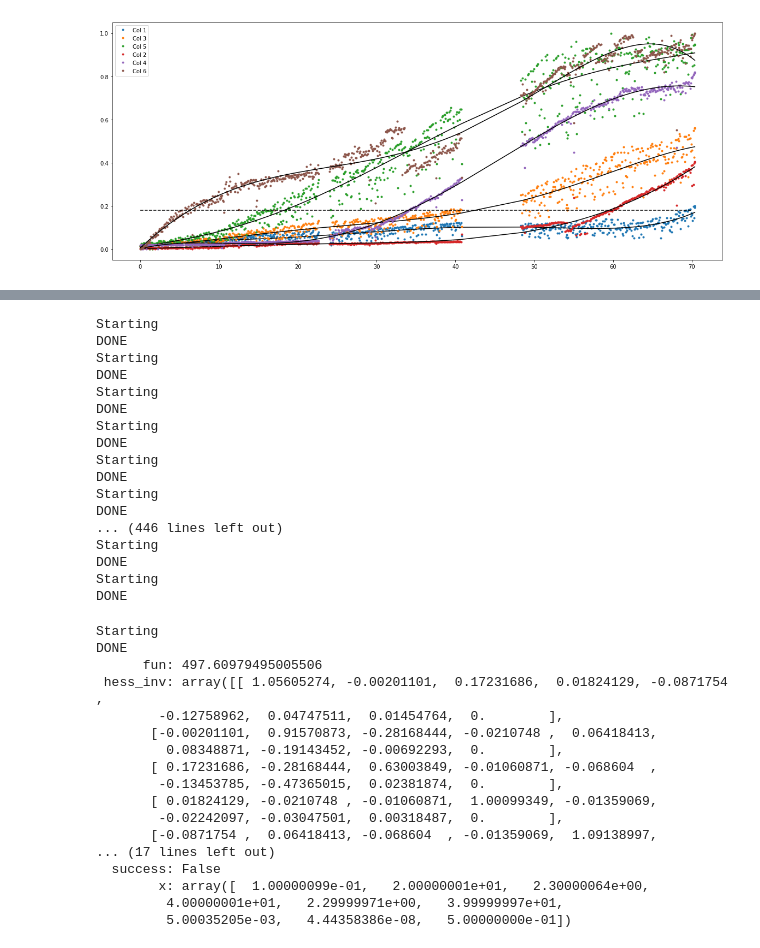
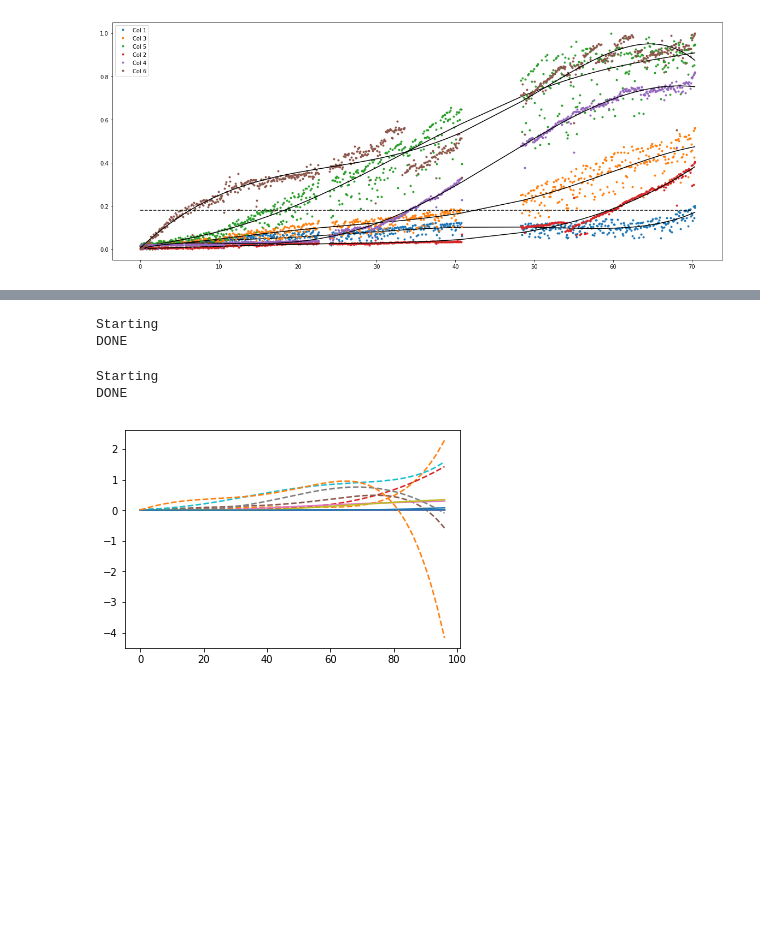
Before and after one commit to boospooky/omnitray-modeling, a Jupyter notebook: omnitray-modeling/simulation_notebook.ipynb, the cells around one changed output, grey strips where cells are left out. Saved outputs shown, nothing was run; the diff lists cells and outputs as text; code cells hidden in the pictures; blank space fills up the shorter version.

```diff
--- a/omnitray-modeling/simulation_notebook.ipynb
+++ b/omnitray-modeling/simulation_notebook.ipynb
@@ -283,15 +283,10 @@ def sim_omnitray(p0, tmax=tmax, initial_array=A.copy()):
     f_lambda = lambda t, y : f_ivp(t, y, *args)
     # atol =
     out = itg.solve_ivp(f_lambda, [0, tmax], initial_array, vectorized=True, method='RK23',
-                        atol=atol, rtol=rtol, t_eval=np.arange(tmax))
+                        atol=atol, rtol=rtol)#, t_eval=np.arange(tmax))
     print('DONE')
     return out
 
-fn_base = "/home/jmp/data/echo_files/20170829_circuit/combo/20170829_combo_ST{}.csv"
-fnames = [fn_base.format(strain)
-          for strain in [3,4]
-         ]
-ahl_fn = "/home/jmp/data/echo_files/20170829_circuit/AHL/20170829_combo_Cin AHL.csv"
 
 #out = sim_omnitray(4, fnames[0], fnames[1], ahl_fn, p0)
 # %% [markdown]
@@ -378,18 +381,18 @@ DONE
 Starting
 DONE
 # %%
-col_thresh = 0.1
+col_thresh = 0.15
 def write_movie(out, t, fn):
     plt.close('all')
 
     t_points, s, h, w = out.shape
 
-    if len(t) < 200:
+    if True:
         frames = len(t)
         skip = 1
         im_arr = out[:,:,:,:]
     else:
-        frames = 200
+        frames = 500
         skip = np.int(np.floor(t_points/frames))
         im_arr = out[::skip,:,:,:]
     #frames = len(t)
@@ -439,7 +442,7 @@ def write_movie(out, t, fn):
     # Plot colony masks
     ax = axs[2,0]
     indxs = [rc_i, cr_i]
-    vmax = 7
+    vmax = 12
     vmin = 0
     im = ax.imshow(blank_array, animated=True, vmax=vmax, vmin=vmin, interpolation='none')
     cbar = fig.colorbar(im, ax=ax, ticks=[vmin, vmax])
@@ -551,7 +554,7 @@ def write_movie(out, t, fn):
 
 
 out_names = ["a", "b", "c"]
-out, t = a_out
+out, t_vec = a_out
 
 anim = write_movie(out, t, out_names[i])
 HTML(anim.to_html5_video())
@@ -656,53 +660,33 @@ ValueError: zero-size array to reduction operation minimum which has no identity
 # %%
 
-#initial_array = np.zeros((species, n_h, n_w), dtype=np.float32,order='C')# + 1e-7
-#initial_array[n_i,:,:] = 100*np.ones((n_h, n_w), dtype=np.float32)
-#rc_spots, cr_spots, ahl_spots = fn_inputs[0][:-1]
-#initial_array = prep_initial_condition(rc_spots, cr_spots, [], p0, A=initial_array)
-#burn_in = sim_omnitray(p0, tmax=18*60, initial_array=initial_array.copy())
-#overnight_t = burn_in.t
-#overnight_y = burn_in.y.T
-#overnight_y.shape = (len(overnight_t), species, n_h, n_w)
+initial_array = np.zeros((species, n_h, n_w), dtype=np.float32,order='C')# + 1e-7
+initial_array[n_i,:,:] = 100*np.ones((n_h, n_w), dtype=np.float32)
+rc_spots, cr_spots, ahl_spots = fn_inputs[0][:-1]
+initial_array = prep_initial_condition(rc_spots, cr_spots, [], p0, A=initial_array)
+burn_in = sim_omnitray(p0, tmax=18*60, initial_array=initial_array.copy())
+overnight_t = burn_in.t
+overnight_y = burn_in.y.T
+overnight_y.shape = (len(overnight_t), species, n_h, n_w)
 
 
-#p_0 = xa, xs, hR, kR, hC, kC, pa, leak, od0
+p_0 = xa, xs, hR, kR, hC, kC, pa, leak, od0
+
+
+
+
 #opt_out = opt.minimize(residuals, p_0)
 #print(opt_out)
 # %% [output]
 Starting
 DONE
-Starting
-DONE
-Starting
-DONE
-Starting
-DONE
-Starting
-DONE
-Starting
-DONE
-... (446 lines left out)
-Starting
-DONE
-Starting
-DONE
-Starting
-DONE
-      fun: 497.60979495005506
- hess_inv: array([[ 1.05605274, -0.00201101,  0.17231686,  0.01824129, -0.0871754 ,
-        -0.12758962,  0.04747511,  0.01454764,  0.        ],
-       [-0.00201101,  0.91570873, -0.28168444, -0.0210748 ,  0.06418413,
-         0.08348871, -0.19143452, -0.00692293,  0.        ],
-       [ 0.17231686, -0.28168444,  0.63003849, -0.01060871, -0.068604  ,
-        -0.13453785, -0.47365015,  0.02381874,  0.        ],
-       [ 0.01824129, -0.0210748 , -0.01060871,  1.00099349, -0.01359069,
-        -0.02242097, -0.03047501,  0.00318487,  0.        ],
-       [-0.0871754 ,  0.06418413, -0.068604  , -0.01359069,  1.09138997,
-... (17 lines left out)
-  success: False
-        x: array([  1.00000099e-01,   2.00000001e+01,   2.30000064e+00,
-         4.00000001e+01,   2.29999971e+00,   3.99999997e+01,
-         5.00035205e-03,   4.44358386e-08,   5.00000000e-01])
+# %%
+plt.figure()
+residuals(p_0)
+plt.show()
+# %% [output]
+Starting
+DONE
+[figure, added]
 # %%
 basic_inputs = fn_inputs[0]
 initial_plate = prep_initial_condition(basic_inputs[0], basic_inputs[1], [], p0)
```
Also changed, not shown: parts of 10 cells of this notebook.
